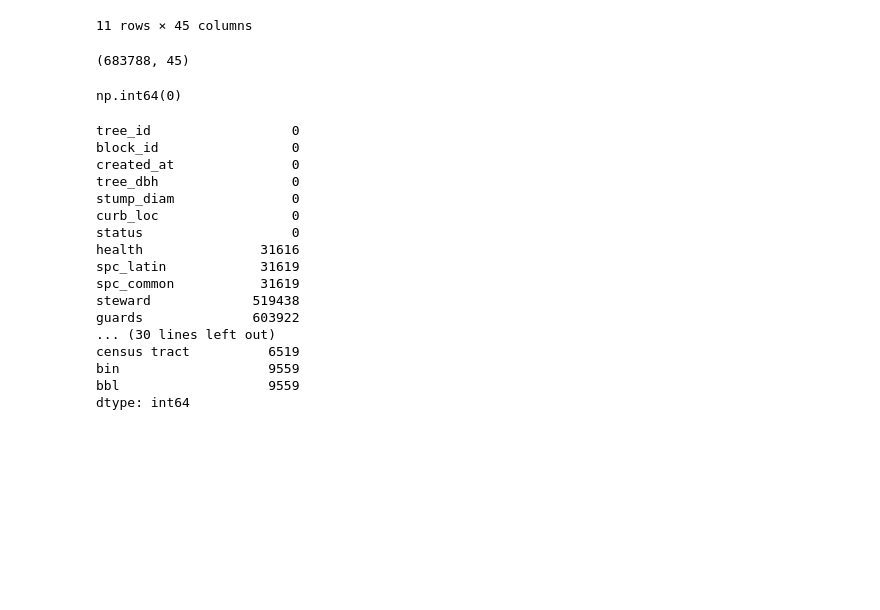
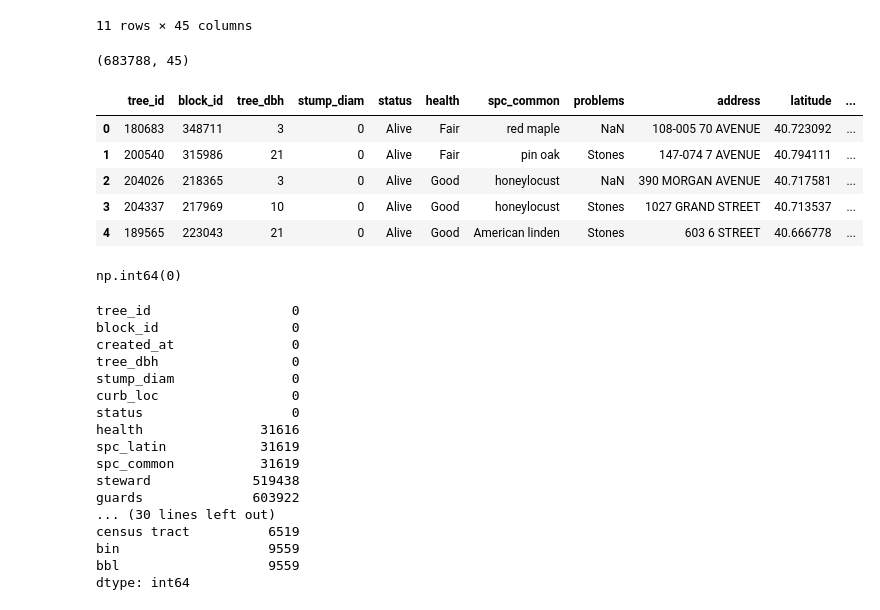
Before and after one commit to kevinhav/data602_assign_8, a Jupyter notebook: 08_assignment.ipynb, the cells around one changed output. Cells and saved outputs as stored; diff of their text form; code cells hidden in the pictures; blank space fills up the shorter version.

```diff
--- a/08_assignment.ipynb
+++ b/08_assignment.ipynb
@@ -112,6 +112,15 @@ df.describe(include="all")
 df.shape
 # %% [output]
 (683788, 45)
+# %%
+df.head()
+# %% [output]
+|  | tree_id | block_id | tree_dbh | stump_diam | status | health | spc_common | problems | address | latitude | ... |
+| 0 | 180683 | 348711 | 3 | 0 | Alive | Fair | red maple | NaN | 108-005 70 AVENUE | 40.723092 | ... |
+| 1 | 200540 | 315986 | 21 | 0 | Alive | Fair | pin oak | Stones | 147-074 7 AVENUE | 40.794111 | ... |
+| 2 | 204026 | 218365 | 3 | 0 | Alive | Good | honeylocust | NaN | 390 MORGAN AVENUE | 40.717581 | ... |
+| 3 | 204337 | 217969 | 10 | 0 | Alive | Good | honeylocust | Stones | 1027 GRAND STREET | 40.713537 | ... |
+| 4 | 189565 | 223043 | 21 | 0 | Alive | Good | American linden | Stones | 603 6 STREET | 40.666778 | ... |
 # %%
 df.duplicated().sum()
 # %% [output]
```
Also changed, not shown: parts of 5 cells of this notebook.
